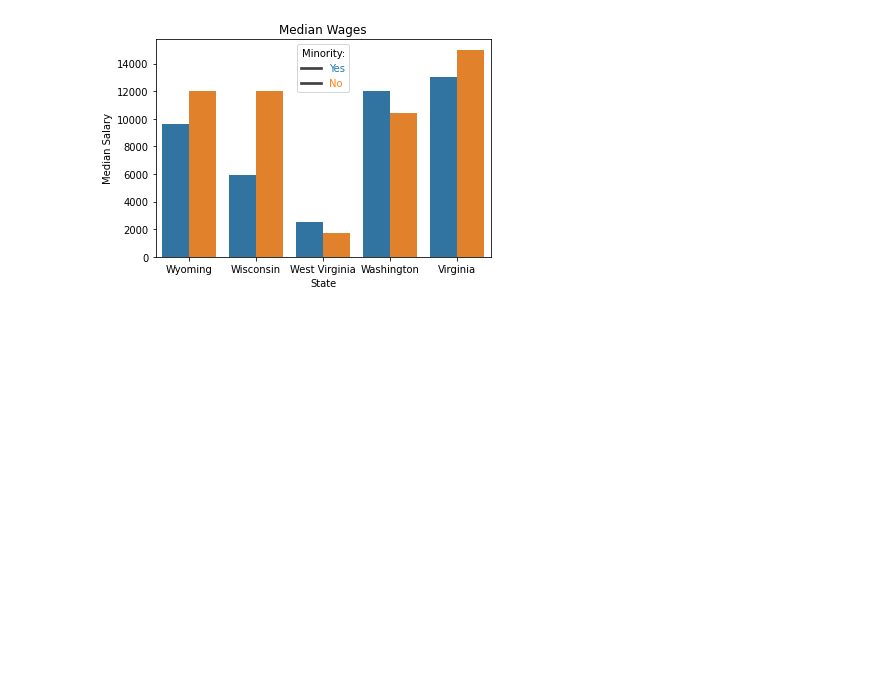
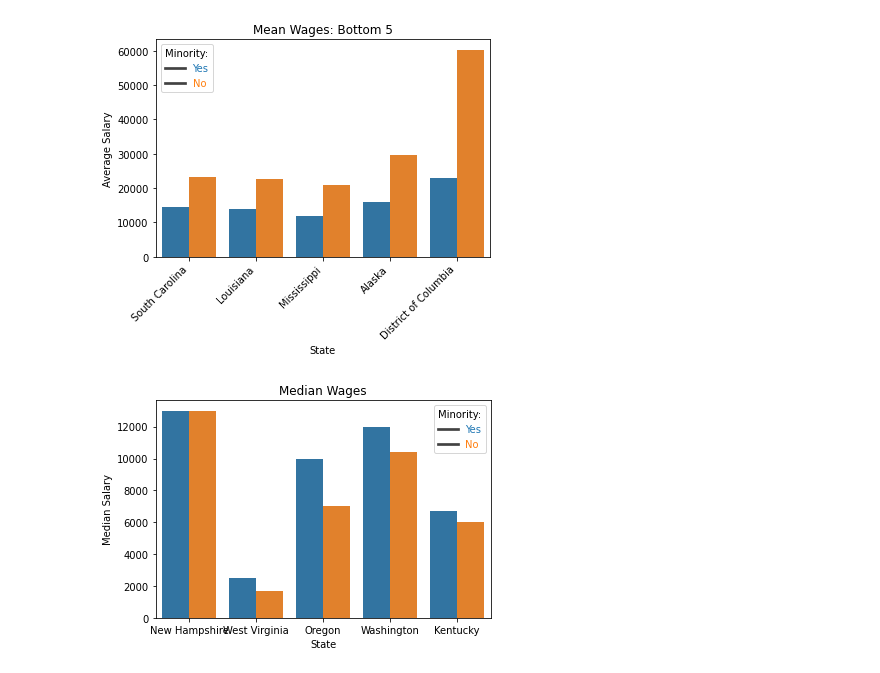
Before and after one commit to Dbenjamy/PySpark-Practice, a Jupyter notebook: spark_practice.ipynb, the cells around one changed output. Saved outputs shown, nothing was run; the diff lists cells and outputs as text; code cells hidden in the pictures; blank space fills up the shorter version.

```diff
--- a/spark_practice.ipynb
+++ b/spark_practice.ipynb
@@ -69,8 +96,18 @@ plt.show()
+# %%
+mean_plt = sns.barplot(x='ST',y='avg_salary',data=wages.tail(10), hue='RACWHT').set(title='Mean Wages: Bottom 5')
+plt.ylabel('Average Salary')
+plt.xlabel('State')
+plt.xticks(rotation=45, ha="right")
+plt.legend(labelcolor=['tab:blue','tab:orange'],title='Minority:',labels=['Yes','No'])
+plt.show()
+# %% [output]
+[figure, added]
 # %%
-median_plt = sns.barplot(x='ST',y='median',data=mean_wage.head(10), hue='RACWHT').set(title='Median Wages')
+# Median does not seem to be accurate at the moment
+median_plt = sns.barplot(x='ST',y='median',data=wages.head(10), hue='RACWHT').set(title='Median Wages')
 plt.ylabel('Median Salary')
 plt.xlabel('State')
 plt.legend(labelcolor=['tab:blue','tab:orange'],title='Minority:',labels=['Yes','No'],)
 plt.show()
 # %% [output]
-[figure, old version]
+[figure, new version]
```
Also changed, not shown: parts of 11 cells of this notebook, 1 other file.
